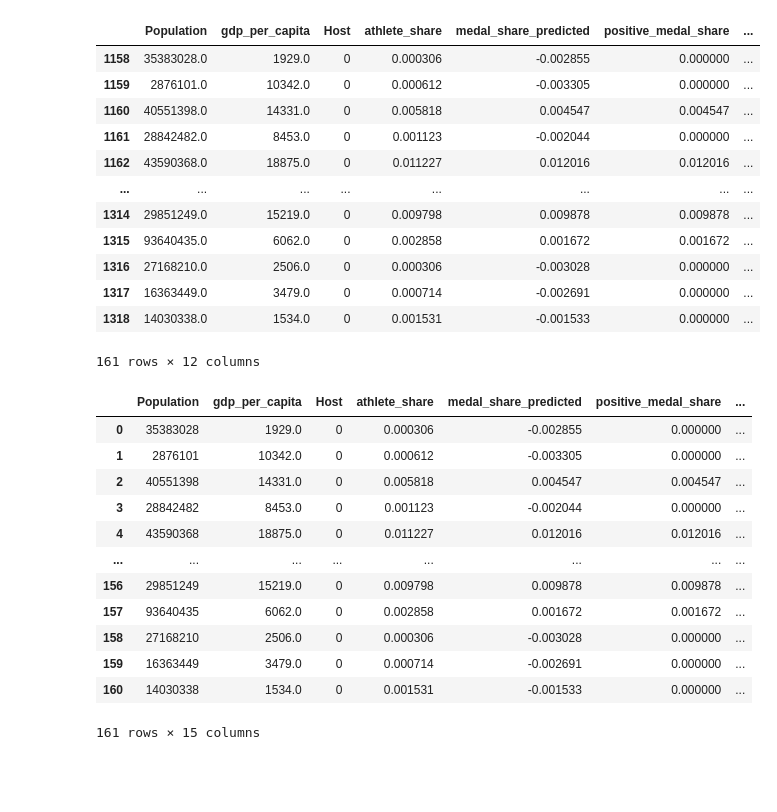
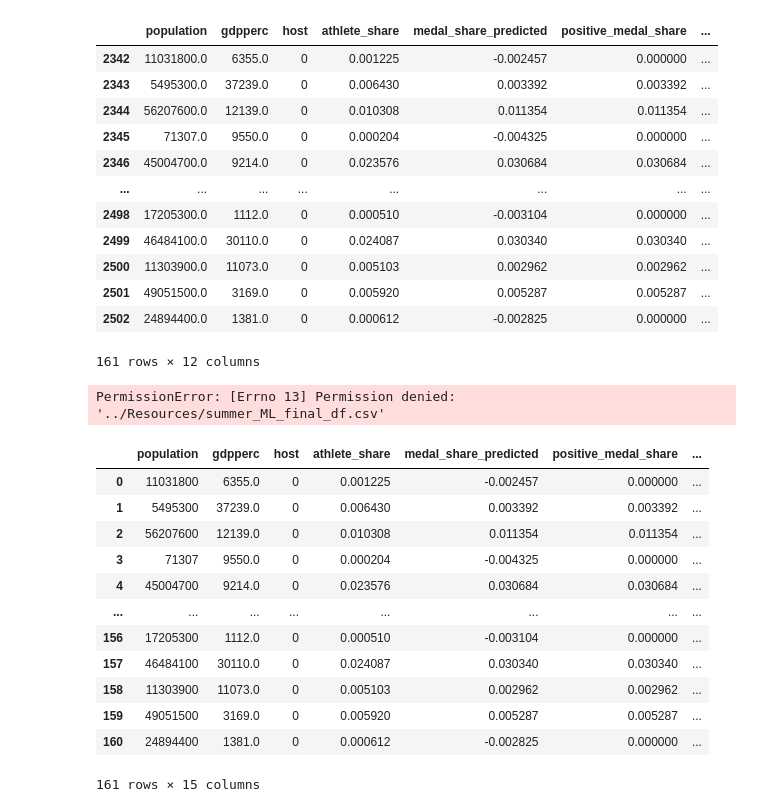
Before and after one commit to olympics2022/olympic_medal_analysis, a Jupyter notebook: Analysis/summer_ML_analysis.ipynb, the cells around one changed output. Saved outputs shown, nothing was run; the diff lists cells and outputs as text; code cells hidden in the pictures; blank space fills up the shorter version.

```diff
--- a/Analysis/summer_ML_analysis.ipynb
+++ b/Analysis/summer_ML_analysis.ipynb
@@ -39,5 +60,5 @@ summer_olympics_test_df = summer_olympic_df[summer_olympic_df['Year'] != 2016]
 # %%
 # Summer olympics machine learning dataframe
-summer_olympics_test_df = summer_olympics_test_df.drop(['NOC', 'Year', 'Season', 'athlete_count_x', 'Gold', 'Silver', 'Bronze', 'country_medal_total', 'olympic_total'], axis=1)
+summer_olympics_test_df = summer_olympics_test_df.drop(['noc', 'year', 'season', 'athlete_count_x', 'gold', 'silver', 'bronze', 'country_medal_total', 'olympic_total'], axis=1)
 summer_olympics_test_df
 # %% [output]
@@ -56,7 +77,7 @@ summer_olympics_test_df
 1631 rows × 5 columns
 # %%
 # independent and dependent variables
-X = summer_olympics_test_df[['Population', 'gdp_per_capita', 'Host', 'athlete_share']]
+X = summer_olympics_test_df[['population', 'gdpperc', 'host', 'athlete_share']]
 y = summer_olympics_test_df[['medal_share']]
 # %%
 # Create and fit the model
@@ -84,7 +105,7 @@ plt.show()
 # %%
 # 2016 predicted dataset
-summer_olympic_predicted_df = summer_olympic_df[summer_olympic_df['Year'] == 2016]
-summer_olympic_predicted_df = summer_olympic_predicted_df.drop(['NOC', 'athlete_count_x', 'Gold', 'Silver', 'Bronze', 'country_medal_total', 'olympic_total', 'medal_share'], axis=1)
-summer_olympic_predicted_df = summer_olympic_predicted_df[['Population', 'gdp_per_capita', 'Host', 'athlete_share']]
+summer_olympic_predicted_df = summer_olympic_df[summer_olympic_df['year'] == 2016]
+summer_olympic_predicted_df = summer_olympic_predicted_df.drop(['noc', 'athlete_count_x', 'gold', 'silver', 'bronze', 'country_medal_total', 'olympic_total', 'medal_share'], axis=1)
+summer_olympic_predicted_df = summer_olympic_predicted_df[['population', 'gdpperc', 'host', 'athlete_share']]
 summer_olympic_predicted_df
 # %% [output]
@@ -177,7 +198,7 @@ summer_predicted_df
 161 rows × 7 columns
 # %%
 # Add in NOCs
-predicted_NOC_df = summer_olympic_df[summer_olympic_df['Year'] == 2016]
-predicted_NOC_df = predicted_NOC_df[['NOC']]
+predicted_NOC_df = summer_olympic_df[summer_olympic_df['year'] == 2016]
+predicted_NOC_df = predicted_NOC_df[['noc']]
 predicted_NOC_df
 # %% [output]
@@ -235,45 +256,47 @@ summer_ML_final_df
 161 rows × 10 columns
 # %%
 #adding season and year columns back for viz
-summer_ML_final_df['Year'] = '2020'
+summer_ML_final_df['Year'] = '2016'
 summer_ML_final_df['Season'] = 'summer'
 summer_ML_final_df
 # %% [output]
-|  | Population | gdp_per_capita | Host | athlete_share | medal_share_predicted | positive_medal_share | ... |
-| 1158 | 35383028.0 | 1929.0 | 0 | 0.000306 | -0.002855 | 0.000000 | ... |
-| 1159 | 2876101.0 | 10342.0 | 0 | 0.000612 | -0.003305 | 0.000000 | ... |
-| 1160 | 40551398.0 | 14331.0 | 0 | 0.005818 | 0.004547 | 0.004547 | ... |
-| 1161 | 28842482.0 | 8453.0 | 0 | 0.001123 | -0.002044 | 0.000000 | ... |
-| 1162 | 43590368.0 | 18875.0 | 0 | 0.011227 | 0.012016 | 0.012016 | ... |
+|  | population | gdpperc | host | athlete_share | medal_share_predicted | positive_medal_share | ... |
+| 2342 | 11031800.0 | 6355.0 | 0 | 0.001225 | -0.002457 | 0.000000 | ... |
+| 2343 | 5495300.0 | 37239.0 | 0 | 0.006430 | 0.003392 | 0.003392 | ... |
+| 2344 | 56207600.0 | 12139.0 | 0 | 0.010308 | 0.011354 | 0.011354 | ... |
+| 2345 | 71307.0 | 9550.0 | 0 | 0.000204 | -0.004325 | 0.000000 | ... |
+| 2346 | 45004700.0 | 9214.0 | 0 | 0.023576 | 0.030684 | 0.030684 | ... |
 | ... | ... | ... | ... | ... | ... | ... | ... |
-| 1314 | 29851249.0 | 15219.0 | 0 | 0.009798 | 0.009878 | 0.009878 | ... |
-| 1315 | 93640435.0 | 6062.0 | 0 | 0.002858 | 0.001672 | 0.001672 | ... |
-| 1316 | 27168210.0 | 2506.0 | 0 | 0.000306 | -0.003028 | 0.000000 | ... |
-| 1317 | 16363449.0 | 3479.0 | 0 | 0.000714 | -0.002691 | 0.000000 | ... |
-| 1318 | 14030338.0 | 1534.0 | 0 | 0.001531 | -0.001533 | 0.000000 | ... |
+| 2498 | 17205300.0 | 1112.0 | 0 | 0.000510 | -0.003104 | 0.000000 | ... |
+| 2499 | 46484100.0 | 30110.0 | 0 | 0.024087 | 0.030340 | 0.030340 | ... |
+| 2500 | 11303900.0 | 11073.0 | 0 | 0.005103 | 0.002962 | 0.002962 | ... |
+| 2501 | 49051500.0 | 3169.0 | 0 | 0.005920 | 0.005287 | 0.005287 | ... |
+| 2502 | 24894400.0 | 1381.0 | 0 | 0.000612 | -0.002825 | 0.000000 | ... |
 161 rows × 12 columns
 # %%
-summer_ML_final_df.to_csv('../Resources/summer_ML_final_df.csv')
+#summer_ML_final_df.to_csv('../Resources/summer_ML_final_df.csv')
+# %% [output]
+PermissionError: [Errno 13] Permission denied: '../Resources/summer_ML_final_df.csv'
 # %%
 # reading in final with merged country lat long
 
-summer_ML_final_df = pd.read_csv('../Resources/summer_ML_final.csv')
+summer_ML_final_df = pd.read_csv('../Resources/summer_ML_final_df.csv')
 #summer_ML_final_df = summer_ML_final_df.drop(['Unnamed: 0'], axis=1)
 
 summer_ML_final_df
 #olympic_df = olympic_df.drop(['Unnamed: 0', 'athlete_count_y'], axis=1)
 # %% [output]
-|  | Population | gdp_per_capita | Host | athlete_share | medal_share_predicted | positive_medal_share | ... |
-| 0 | 35383028 | 1929.0 | 0 | 0.000306 | -0.002855 | 0.000000 | ... |
-| 1 | 2876101 | 10342.0 | 0 | 0.000612 | -0.003305 | 0.000000 | ... |
-| 2 | 40551398 | 14331.0 | 0 | 0.005818 | 0.004547 | 0.004547 | ... |
-| 3 | 28842482 | 8453.0 | 0 | 0.001123 | -0.002044 | 0.000000 | ... |
-| 4 | 43590368 | 18875.0 | 0 | 0.011227 | 0.012016 | 0.012016 | ... |
+|  | population | gdpperc | host | athlete_share | medal_share_predicted | positive_medal_share | ... |
+| 0 | 11031800 | 6355.0 | 0 | 0.001225 | -0.002457 | 0.000000 | ... |
+| 1 | 5495300 | 37239.0 | 0 | 0.006430 | 0.003392 | 0.003392 | ... |
+| 2 | 56207600 | 12139.0 | 0 | 0.010308 | 0.011354 | 0.011354 | ... |
+| 3 | 71307 | 9550.0 | 0 | 0.000204 | -0.004325 | 0.000000 | ... |
+| 4 | 45004700 | 9214.0 | 0 | 0.023576 | 0.030684 | 0.030684 | ... |
 | ... | ... | ... | ... | ... | ... | ... | ... |
-| 156 | 29851249 | 15219.0 | 0 | 0.009798 | 0.009878 | 0.009878 | ... |
-| 157 | 93640435 | 6062.0 | 0 | 0.002858 | 0.001672 | 0.001672 | ... |
-| 158 | 27168210 | 2506.0 | 0 | 0.000306 | -0.003028 | 0.000000 | ... |
-| 159 | 16363449 | 3479.0 | 0 | 0.000714 | -0.002691 | 0.000000 | ... |
-| 160 | 14030338 | 1534.0 | 0 | 0.001531 | -0.001533 | 0.000000 | ... |
+| 156 | 17205300 | 1112.0 | 0 | 0.000510 | -0.003104 | 0.000000 | ... |
+| 157 | 46484100 | 30110.0 | 0 | 0.024087 | 0.030340 | 0.030340 | ... |
+| 158 | 11303900 | 11073.0 | 0 | 0.005103 | 0.002962 | 0.002962 | ... |
+| 159 | 49051500 | 3169.0 | 0 | 0.005920 | 0.005287 | 0.005287 | ... |
+| 160 | 24894400 | 1381.0 | 0 | 0.000612 | -0.002825 | 0.000000 | ... |
 161 rows × 15 columns
 # %%
```
Also changed, not shown: parts of 17 cells of this notebook, 1 other file.
